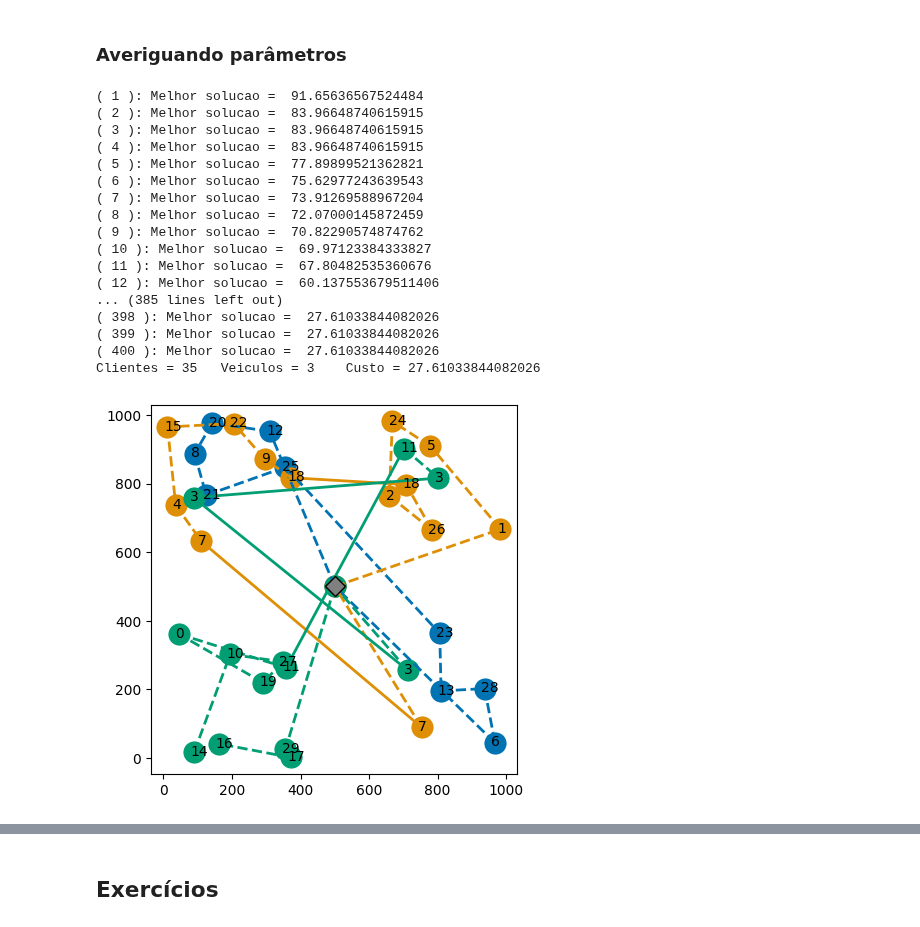
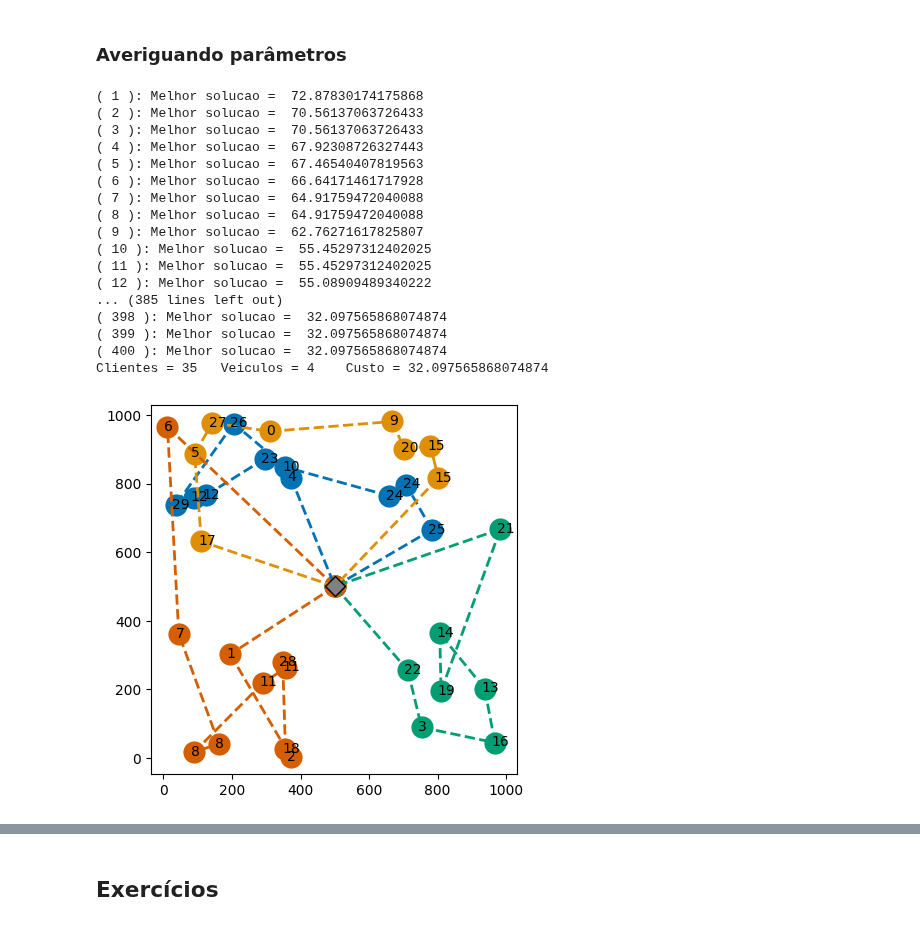
Before and after one commit to cdiegor/Metaheuristicas, a Jupyter notebook: PEV.ipynb, the cells around one changed output, grey strips where cells are left out. Drawn from its saved outputs; the diff is of its cells as text; code cells hidden in the pictures.

```diff
--- a/PEV.ipynb
+++ b/PEV.ipynb
@@ -347,18 +408,15 @@ def checar_rotas(x: PEV):
 def mutacao(x: PEV):
   v = random.uniform(0, 1)
   i = random.randrange(len(x.tarefas))
-  j = random.randrange(len(x.tarefas))
+  j = random.randrange(len(x.tarefas) - 1)
+  if j >= i:
+    j += 1
   if (v < 1/3):
-    #print("    trocar")
     trocar(x, i, j)
   elif (v < 2/3):
-    #print("    mover")
     mover(x, i, j)
   else:
-    #print("    reverter")
     reverter(x, i, j)
-  #if checar_rotas(x) == False:
-    #print("Erro na mutacao")
 # %%
 def cruzamento(x: PEV, y: PEV):
 
@@ -408,16 +460,17 @@ def checar_pop(pop):
         print("Rota ", r, " vazia no individuo", j)
 
 def genetico(pev: PEV, tamanho_populacao: int, elite: float,
-             vies: float, taxa_mutacao: float, rodadas: int, max_iter:int):
+             vies: float, taxa_mutacao: float, rodadas: int, max_geracao:int,
+             verbose=False):
   proxima = populacao_inicial(pev, tamanho_populacao)
   avaliar_populacao(proxima, elite)
-  iter = 0
+  geracao = 0
   tamanho_elite = round(tamanho_populacao*elite)
   tamanho_mutacao = round(tamanho_populacao*taxa_mutacao)
 
   #for x in proxima: print(x)
 
-  while (iter < max_iter):
+  while (geracao < max_geracao):
     atual = copy.deepcopy(proxima)
 
     #checar_pop(atual)
@@ -446,39 +499,40 @@ def genetico(pev: PEV, tamanho_populacao: int, elite: float,
         j = j + 1
     #print("  avaliacao")
     avaliar_populacao(proxima, elite)
-    iter = iter + 1
-    print("(", iter, "): Melhor solucao = ", proxima[0].atraso)
+    geracao = geracao + 1
+    if verbose: print("(", geracao, "): Melhor solucao = ", proxima[0].atraso)
   return proxima[0]
 # %% [markdown]
 ### Averiguando parâmetros
 # %%
 pontos = 35
-veiculos = 3
+veiculos = 4
 tarefas = 30
 
 exemplo = gerar_pev(pontos, veiculos, tarefas)
 
 solucao = genetico(exemplo,
-                   tamanho_populacao=50, elite=0.2, vies=0.5,
-                   taxa_mutacao=0.3, rodadas=3, max_iter=400)
+                   tamanho_populacao=80, elite=0.2, vies=0.5,
+                   taxa_mutacao=0.5, rodadas=3, max_geracao=400,
+                   verbose=True)
 
 plot_pev(solucao)
 # %% [output]
-( 1 ): Melhor solucao =  91.65636567524484
-( 2 ): Melhor solucao =  83.96648740615915
-( 3 ): Melhor solucao =  83.96648740615915
-( 4 ): Melhor solucao =  83.96648740615915
-( 5 ): Melhor solucao =  77.89899521362821
-( 6 ): Melhor solucao =  75.62977243639543
-( 7 ): Melhor solucao =  73.91269588967204
-( 8 ): Melhor solucao =  72.07000145872459
-( 9 ): Melhor solucao =  70.82290574874762
-( 10 ): Melhor solucao =  69.97123384333827
-( 11 ): Melhor solucao =  67.80482535360676
-( 12 ): Melhor solucao =  60.137553679511406
+( 1 ): Melhor solucao =  72.87830174175868
+( 2 ): Melhor solucao =  70.56137063726433
+( 3 ): Melhor solucao =  70.56137063726433
+( 4 ): Melhor solucao =  67.92308726327443
+( 5 ): Melhor solucao =  67.46540407819563
+( 6 ): Melhor solucao =  66.64171461717928
+( 7 ): Melhor solucao =  64.91759472040088
+( 8 ): Melhor solucao =  64.91759472040088
+( 9 ): Melhor solucao =  62.76271617825807
+( 10 ): Melhor solucao =  55.45297312402025
+( 11 ): Melhor solucao =  55.45297312402025
+( 12 ): Melhor solucao =  55.08909489340222
 ... (385 lines left out)
-( 398 ): Melhor solucao =  27.61033844082026
-( 399 ): Melhor solucao =  27.61033844082026
-( 400 ): Melhor solucao =  27.61033844082026
-Clientes = 35   Veiculos = 3    Custo = 27.61033844082026
+( 398 ): Melhor solucao =  32.097565868074874
+( 399 ): Melhor solucao =  32.097565868074874
+( 400 ): Melhor solucao =  32.097565868074874
+Clientes = 35   Veiculos = 4    Custo = 32.097565868074874
-[figure, old version]
+[figure, new version]
```
Also changed, not shown: parts of 9 cells of this notebook.
